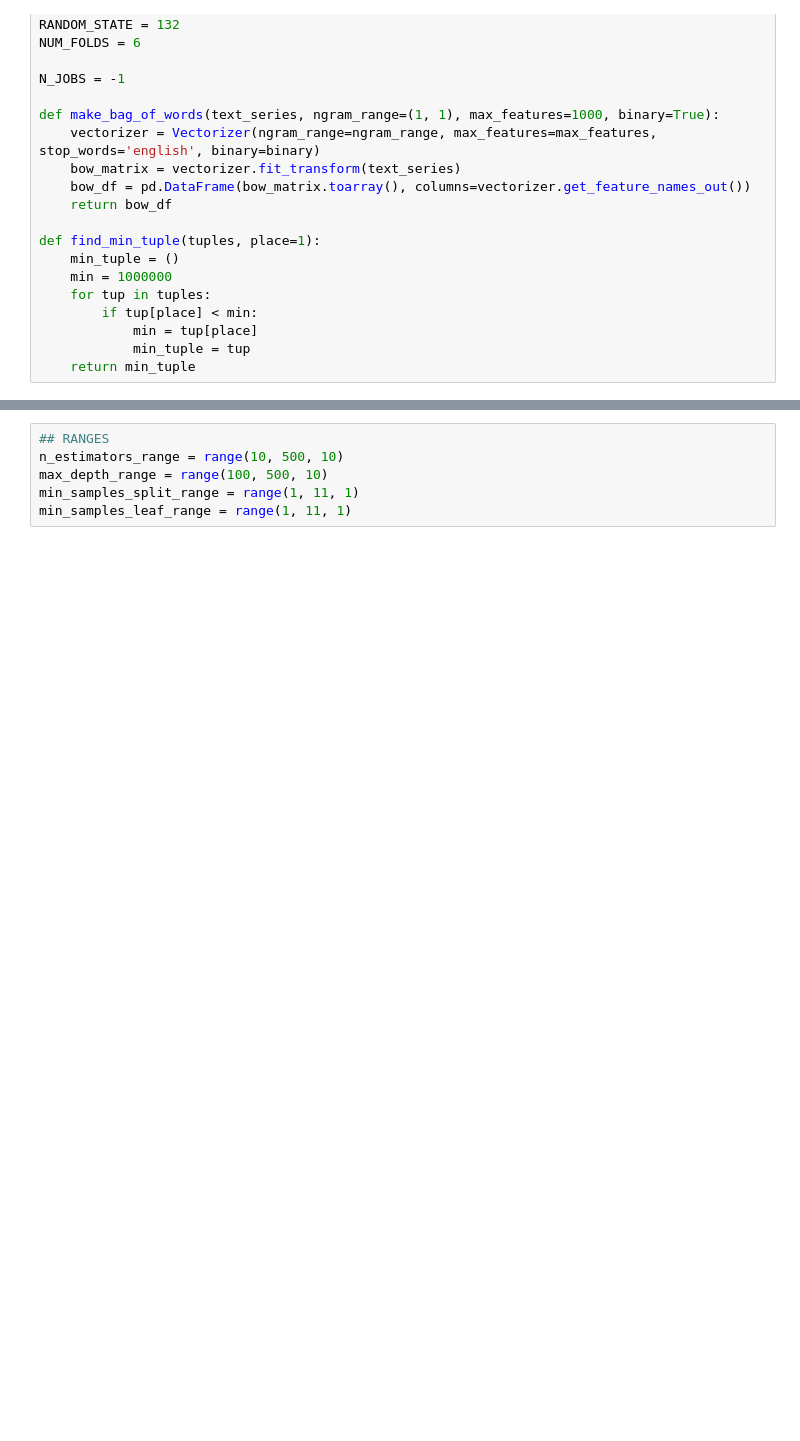
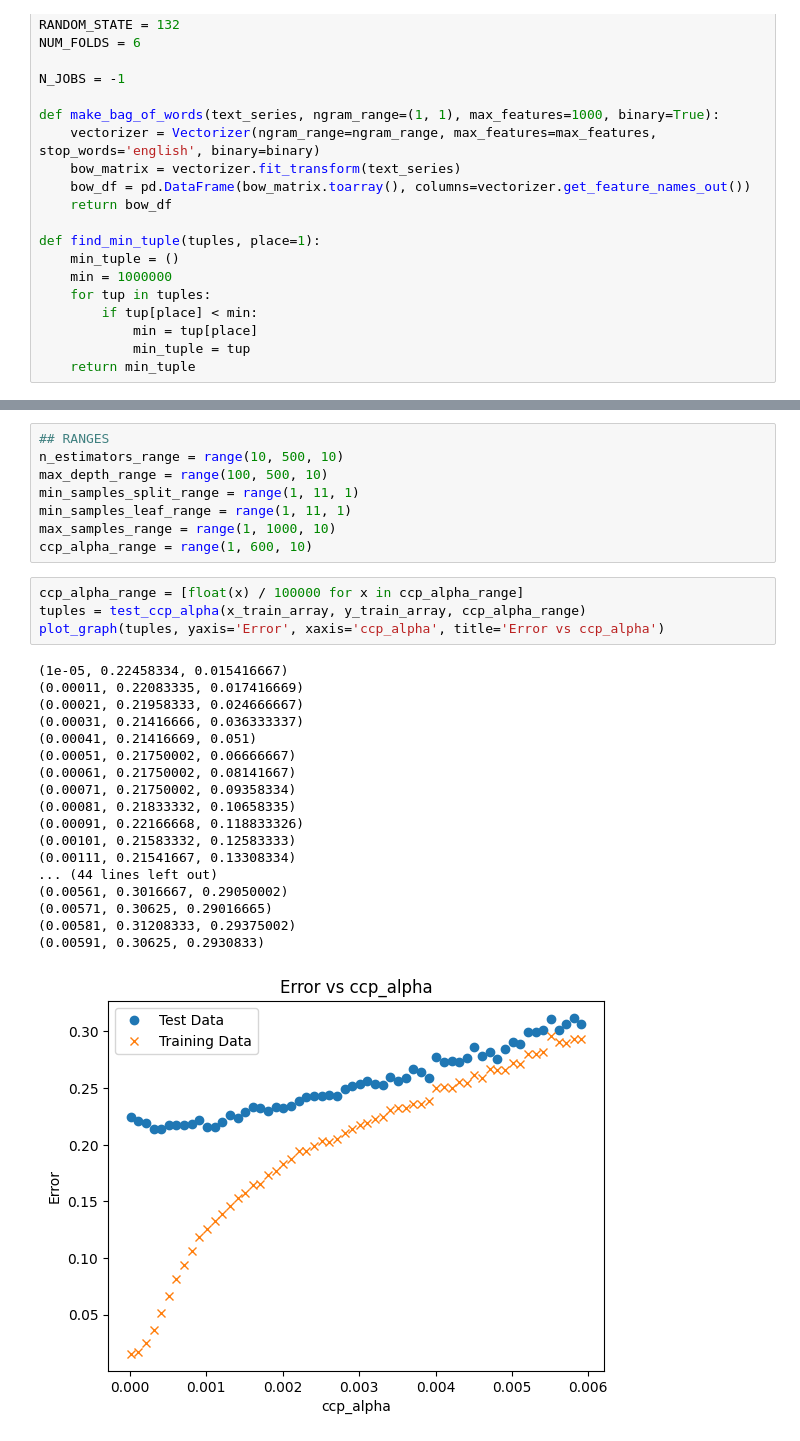
Before and after one commit to hahearn73/projA, a Jupyter notebook: problem2.ipynb, the cells around one changed output, grey strips where cells are left out. Drawn from its saved outputs; the diff is of its cells as text; blank space fills up the shorter version.

```diff
--- a/problem2.ipynb
+++ b/problem2.ipynb
@@ -131,3 +172,28 @@ n_estimators_range = range(10, 500, 10)
 max_depth_range = range(100, 500, 10)
 min_samples_split_range = range(1, 11, 1)
 min_samples_leaf_range = range(1, 11, 1)
+max_samples_range = range(1, 1000, 10)
+ccp_alpha_range = range(1, 600, 10)
+# %%
+ccp_alpha_range = [float(x) / 100000 for x in ccp_alpha_range]
+tuples = test_ccp_alpha(x_train_array, y_train_array, ccp_alpha_range)
+plot_graph(tuples, yaxis='Error', xaxis='ccp_alpha', title='Error vs ccp_alpha')
+# %% [output]
+(1e-05, 0.22458334, 0.015416667)
+(0.00011, 0.22083335, 0.017416669)
+(0.00021, 0.21958333, 0.024666667)
+(0.00031, 0.21416666, 0.036333337)
+(0.00041, 0.21416669, 0.051)
+(0.00051, 0.21750002, 0.06666667)
+(0.00061, 0.21750002, 0.08141667)
+(0.00071, 0.21750002, 0.09358334)
+(0.00081, 0.21833332, 0.10658335)
+(0.00091, 0.22166668, 0.118833326)
+(0.00101, 0.21583332, 0.12583333)
+(0.00111, 0.21541667, 0.13308334)
+... (44 lines left out)
+(0.00561, 0.3016667, 0.29050002)
+(0.00571, 0.30625, 0.29016665)
+(0.00581, 0.31208333, 0.29375002)
+(0.00591, 0.30625, 0.2930833)
+[figure, added]
```
Also changed, not shown: parts of 9 cells of this notebook, 6 other files.
